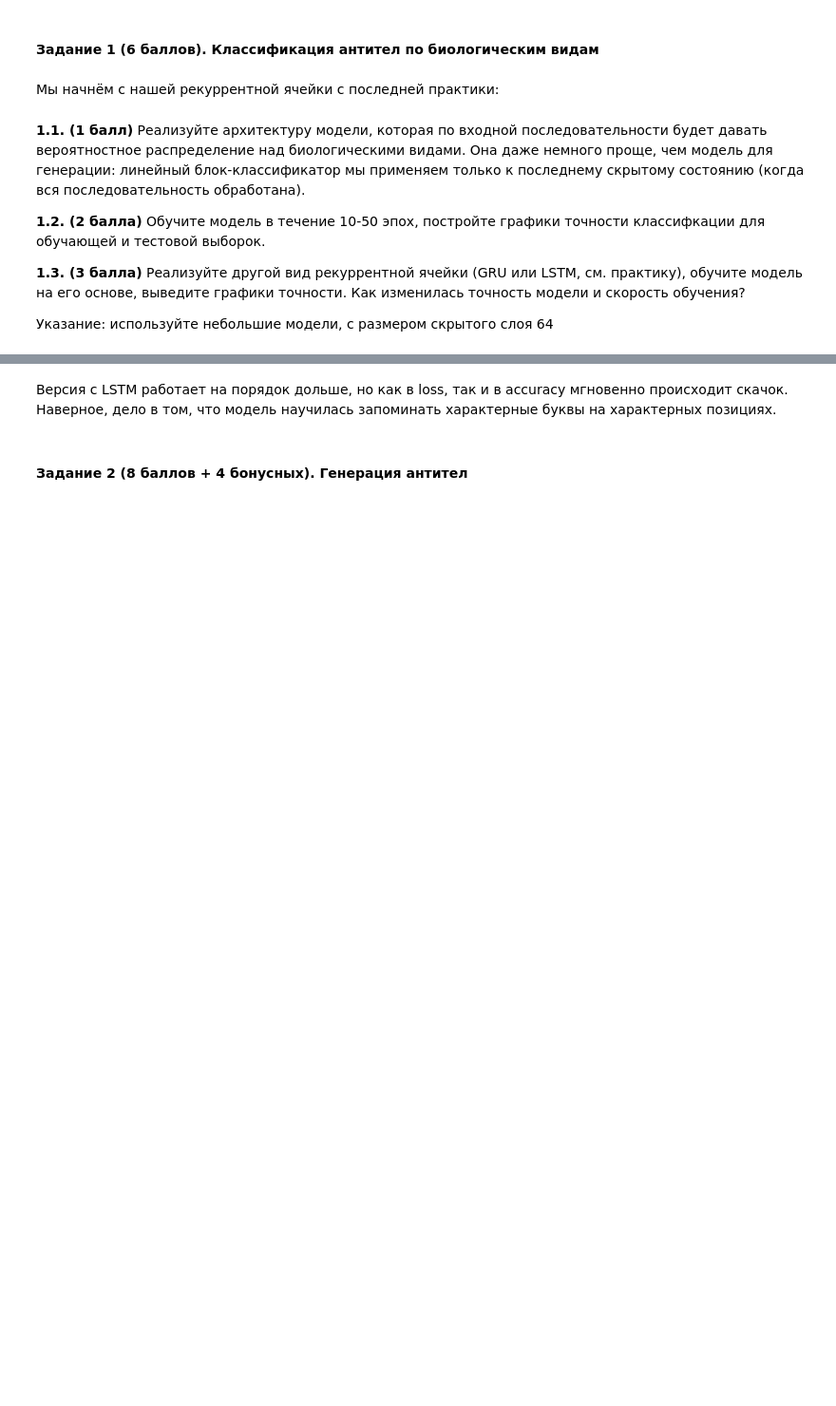
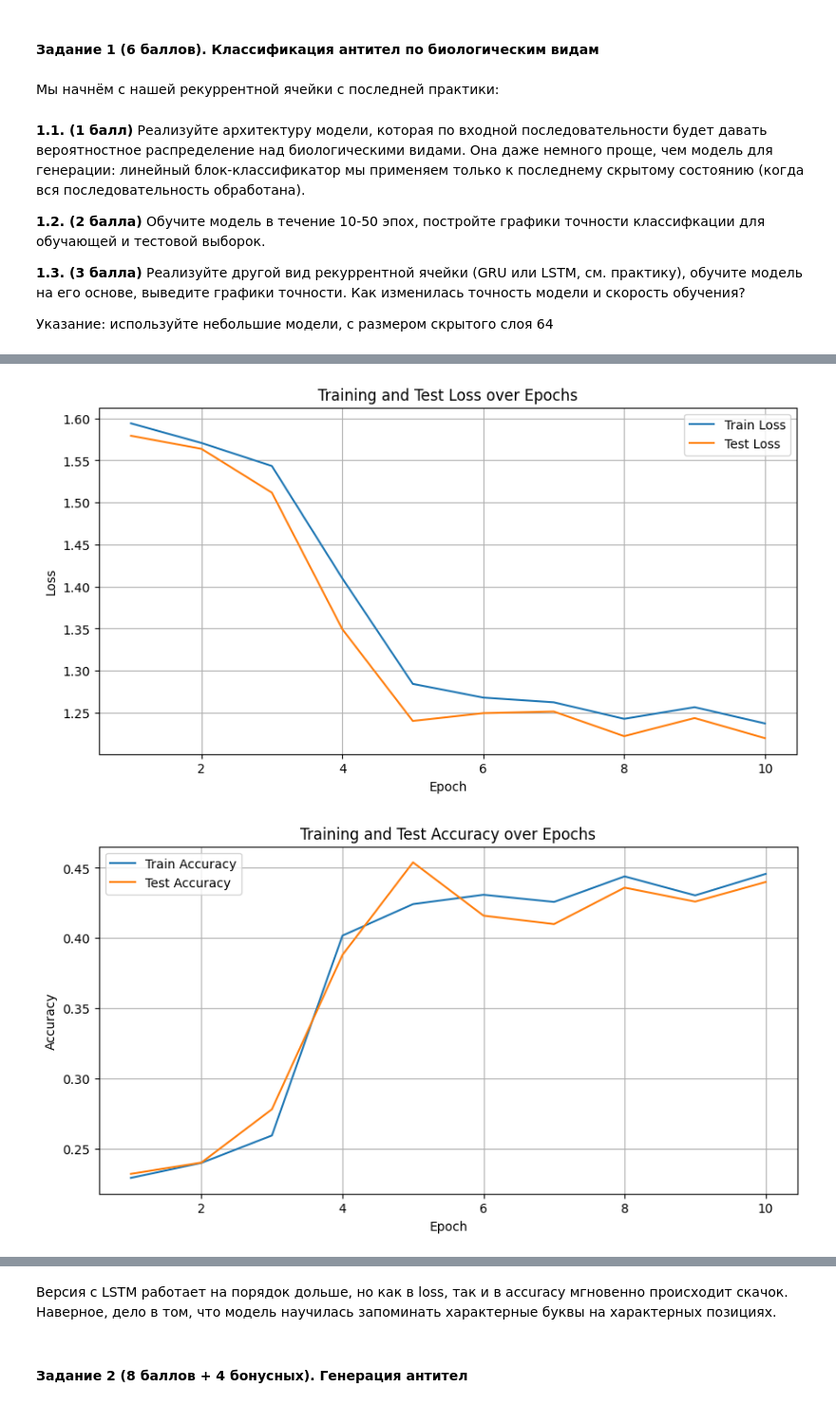
Before and after one commit to MonkPatch-CS-HW/dl-mcs, a Jupyter notebook: assignments/07_amino_acid_rnn.ipynb, the cells around one changed output, grey strips where cells are left out. Shown at 95% size. Drawn from its saved outputs; the diff is of its cells as text; code cells hidden in the pictures; blank space fills up the shorter version.

Commit message:
Increase max length and draw graphs

```diff
--- a/assignments/07_amino_acid_rnn.ipynb
+++ b/assignments/07_amino_acid_rnn.ipynb
@@ -83,3 +88,8 @@ SPECIAL_NUMBERS, ANTIVOCAB
   21: 'W',
   22: 'Y',
   23: 'X'})
+# %%
+antibodies['seq_length'] = antibodies['sequence'].str.len()
+max_lengths = antibodies.groupby('species')['seq_length'].max()
+max_length_dict = max_lengths.to_dict()
+max_length_dict
@@ -365,9 +377,9 @@ def run_experiment(
             )
 
         metrics["train_losses"].append(train_loss)
-        metrics["train_accuracies"].append(train_accuracy)
+        metrics["train_accuracies"].append(train_accuracy.item())
         metrics["test_losses"].append(test_loss)
-        metrics["test_accuracies"].append(test_accuracy)
+        metrics["test_accuracies"].append(test_accuracy.item())
 
     return metrics
 # %%
@@ -377,7 +389,7 @@ print("no lstm")
 start=perf_counter()
 metrics_dict = run_experiment(
     model_gen=lambda: RNN(vocab_size=len(VOCAB), is_lstm=False),
-    optim_gen=lambda x: torch.optim.Adam(x.parameters(), lr=0.001),
+    optim_gen=lambda x: torch.optim.Adam(x.parameters(), lr=0.0001),
     seed=42,
     n_epochs=10,
     max_batches=None,
@@ -406,3 +418,30 @@ ran 69.645454288 seconds
+# %%
+import matplotlib.pyplot as plt
+
+epochs = range(1, len(metrics_dict['train_losses']) + 1)
+
+plt.figure(figsize=(10, 5))
+plt.plot(epochs, metrics_dict['train_losses'], label='Train Loss')
+plt.plot(epochs, metrics_dict['test_losses'], label='Test Loss')
+plt.xlabel('Epoch')
+plt.ylabel('Loss')
+plt.title('Training and Test Loss over Epochs')
+plt.legend()
+plt.grid(True)
+plt.show()
+
+plt.figure(figsize=(10, 5))
+plt.plot(epochs, metrics_dict['train_accuracies'], label='Train Accuracy')
+plt.plot(epochs, metrics_dict['test_accuracies'], label='Test Accuracy')
+plt.xlabel('Epoch')
+plt.ylabel('Accuracy')
+plt.title('Training and Test Accuracy over Epochs')
+plt.legend()
+plt.grid(True)
+plt.show()
+# %% [output]
+[figure, added]
+[figure, added]
 # %%
 from time import perf_counter
 print("lstm")
```
Also changed, not shown: parts of 20 cells of this notebook.
